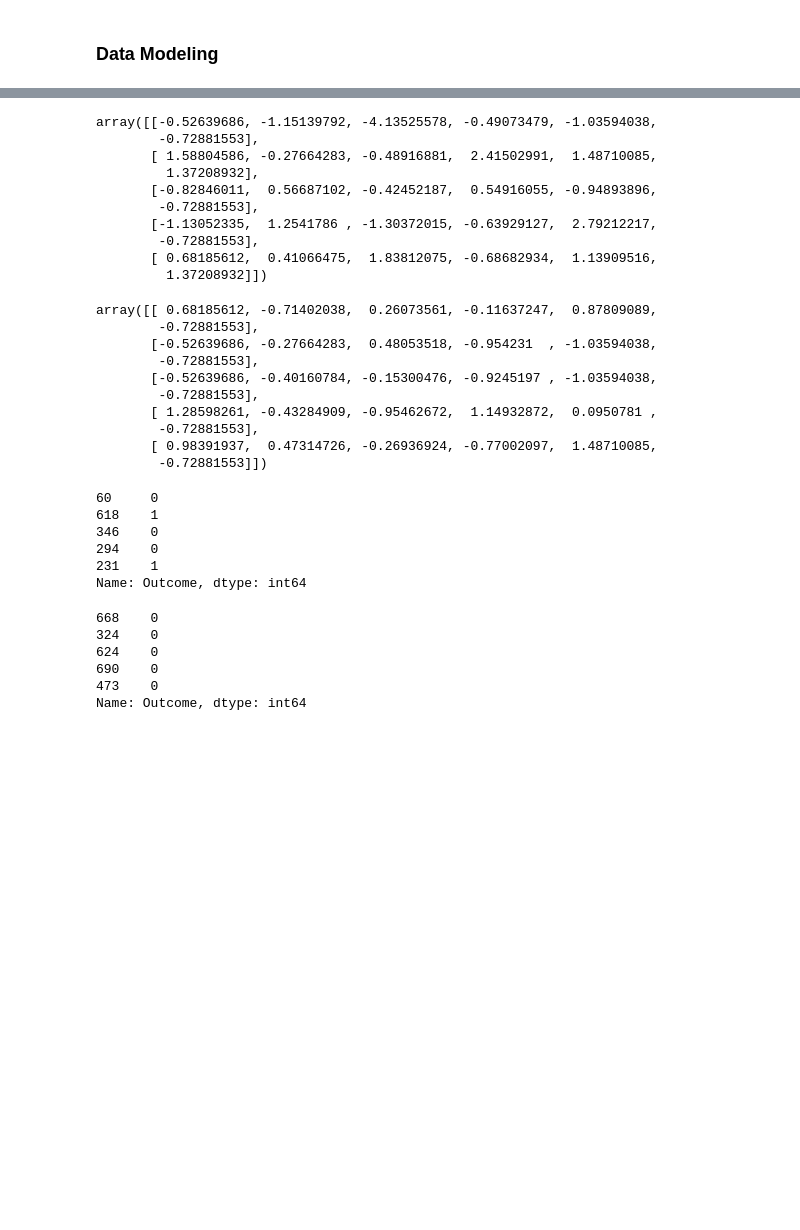
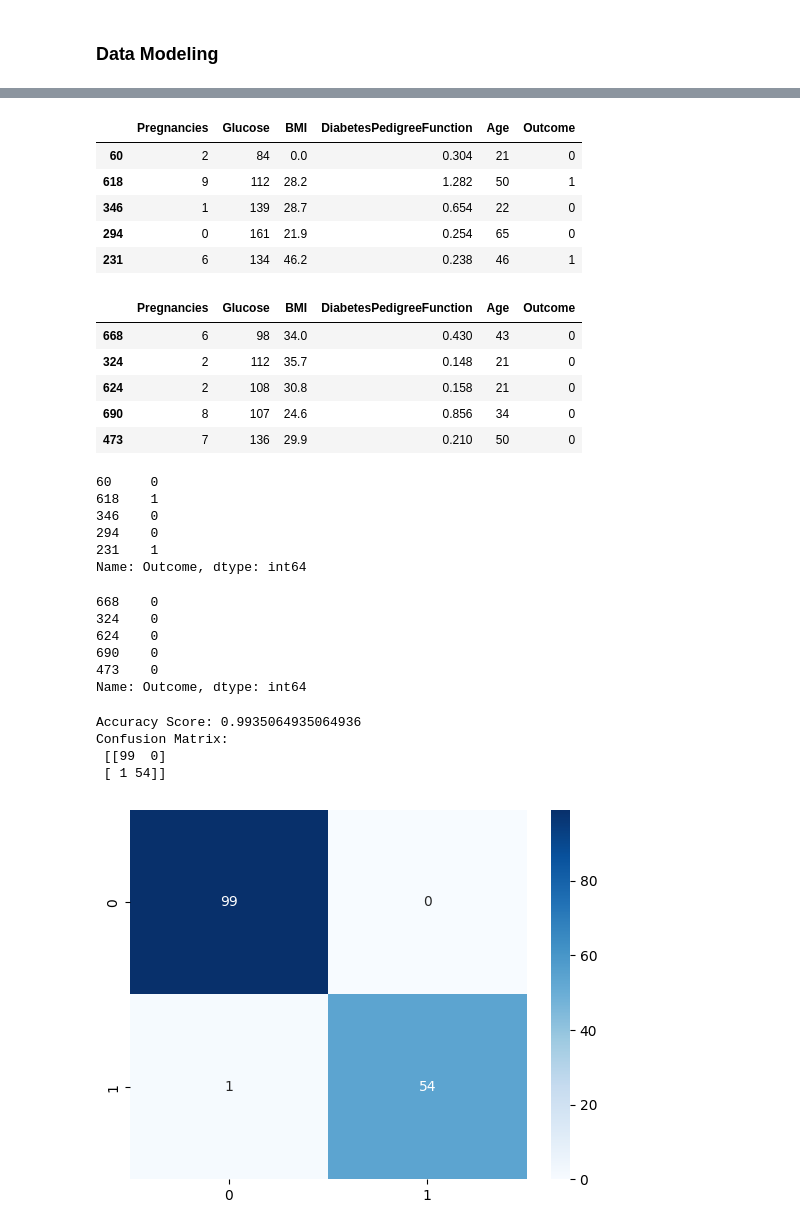
Before and after one commit to KamranMdShaikh/20241215_ML, a Jupyter notebook: knn.ipynb, the cells around one changed output, grey strips where cells are left out. Saved outputs shown, nothing was run; the diff lists cells and outputs as text; code cells hidden in the pictures; blank space fills up the shorter version.

```diff
--- a/knn.ipynb
+++ b/knn.ipynb
@@ -274,41 +276,33 @@ X_train, X_test, y_train, y_test = train_test_split(data, y, test_size=0.2, rand
 # %%
 from sklearn.preprocessing import StandardScaler
 scaler = StandardScaler()
-X_train = scaler.fit_transform(X_train)
-X_test = scaler.transform(X_test)
+X_train_scaled = scaler.fit_transform(X_train)
+X_test_scaled = scaler.transform(X_test)
 
 display(X_train[:5], X_test[:5])
 display(y_train[:5], y_test[:5])
 # %% [output]
+|  | Pregnancies | Glucose | BMI | DiabetesPedigreeFunction | Age | Outcome |
+| 60 | 2 | 84 | 0.0 | 0.304 | 21 | 0 |
+| 618 | 9 | 112 | 28.2 | 1.282 | 50 | 1 |
+| 346 | 1 | 139 | 28.7 | 0.654 | 22 | 0 |
+| 294 | 0 | 161 | 21.9 | 0.254 | 65 | 0 |
+| 231 | 6 | 134 | 46.2 | 0.238 | 46 | 1 |
+|  | Pregnancies | Glucose | BMI | DiabetesPedigreeFunction | Age | Outcome |
+| 668 | 6 | 98 | 34.0 | 0.430 | 43 | 0 |
+| 324 | 2 | 112 | 35.7 | 0.148 | 21 | 0 |
+| 624 | 2 | 108 | 30.8 | 0.158 | 21 | 0 |
+| 690 | 8 | 107 | 24.6 | 0.856 | 34 | 0 |
+| 473 | 7 | 136 | 29.9 | 0.210 | 50 | 0 |
-array([[-0.52639686, -1.15139792, -4.13525578, -0.49073479, -1.03594038,
-        -0.72881553],
-       [ 1.58804586, -0.27664283, -0.48916881,  2.41502991,  1.48710085,
-         1.37208932],
-       [-0.82846011,  0.56687102, -0.42452187,  0.54916055, -0.94893896,
-        -0.72881553],
-       [-1.13052335,  1.2541786 , -1.30372015, -0.63929127,  2.79212217,
-        -0.72881553],
-       [ 0.68185612,  0.41066475,  1.83812075, -0.68682934,  1.13909516,
-         1.37208932]])
+60     0
+618    1
+346    0
+294    0
+231    1
+Name: Outcome, dtype: int64
-array([[ 0.68185612, -0.71402038,  0.26073561, -0.11637247,  0.87809089,
-        -0.72881553],
-       [-0.52639686, -0.27664283,  0.48053518, -0.954231  , -1.03594038,
-        -0.72881553],
-       [-0.52639686, -0.40160784, -0.15300476, -0.9245197 , -1.03594038,
-        -0.72881553],
-       [ 1.28598261, -0.43284909, -0.95462672,  1.14932872,  0.0950781 ,
-        -0.72881553],
-       [ 0.98391937,  0.47314726, -0.26936924, -0.77002097,  1.48710085,
-        -0.72881553]])
+668    0
+324    0
+624    0
+690    0
+473    0
+Name: Outcome, dtype: int64
-60     0
-618    1
-346    0
-294    0
-231    1
-Name: Outcome, dtype: int64
-668    0
-324    0
-624    0
-690    0
-473    0
-Name: Outcome, dtype: int64
@@ -317,0 +309,20 @@ from sklearn.model_selection import train_test_split
+# %%
+from sklearn.neighbors import KNeighborsClassifier
+
+model1= KNeighborsClassifier(n_neighbors= 3)
+model1.fit(X_train_scaled, y_train)
+y_pred = model1.predict(X_test_scaled)
+
+from sklearn.metrics import accuracy_score, confusion_matrix
+print("Accuracy Score:", accuracy_score(y_test, y_pred))
+print("Confusion Matrix:\n", confusion_matrix(y_test, y_pred))
+
+# visualize the confusion matrix
+sns.heatmap(confusion_matrix(y_test, y_pred), annot=True, cmap='Blues', fmt='g')
+plt.show()
+# %% [output]
+Accuracy Score: 0.9935064935064936
+Confusion Matrix:
+ [[99  0]
+ [ 1 54]]
+[figure, added]
```
Also changed, not shown: parts of 2 cells of this notebook.
